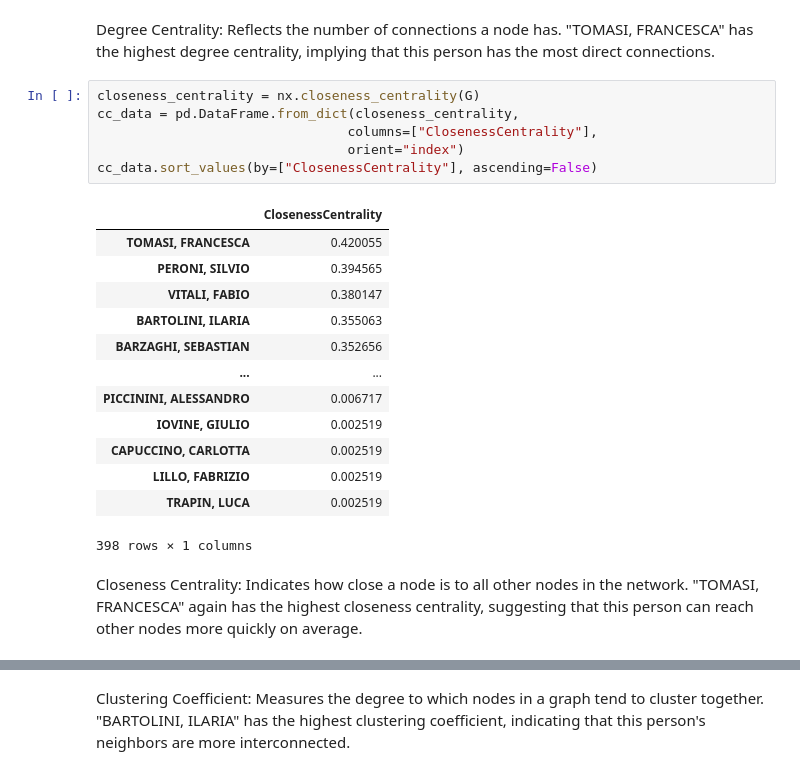
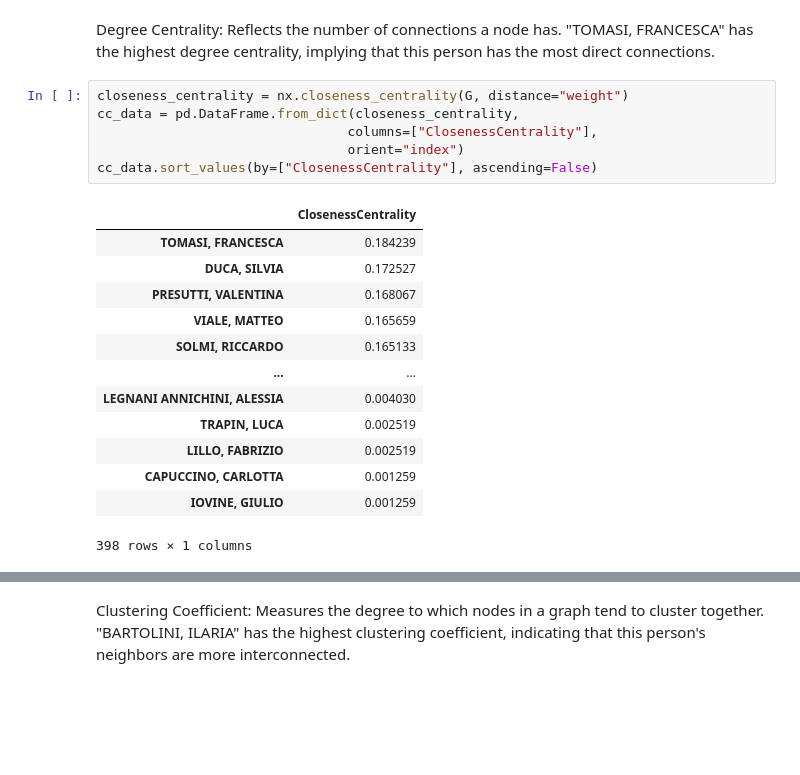
Before and after one commit to leonardozilli/DHDK_ProfessorsNetwork, a Jupyter notebook: dhdk_notebook.ipynb, the cells around one changed output, grey strips where cells are left out. Saved outputs shown, nothing was run; the diff lists cells and outputs as text; blank space fills up the shorter version.

```diff
--- a/dhdk_notebook.ipynb
+++ b/dhdk_notebook.ipynb
@@ -64,26 +64,22 @@ Degree Centrality:
 Reflects the number of connections a node has.
 "TOMASI, FRANCESCA" has the highest degree centrality, implying that this person has the most direct connections.
 # %%
-closeness_centrality = nx.closeness_centrality(G)
+closeness_centrality = nx.closeness_centrality(G, distance="weight")
 cc_data = pd.DataFrame.from_dict(closeness_centrality,
                                 columns=["ClosenessCentrality"],
                                 orient="index")
 cc_data.sort_values(by=["ClosenessCentrality"], ascending=False)
 # %% [output]
 |  | ClosenessCentrality |
-| TOMASI, FRANCESCA | 0.420055 |
-| PERONI, SILVIO | 0.394565 |
-| VITALI, FABIO | 0.380147 |
-| BARTOLINI, ILARIA | 0.355063 |
-| BARZAGHI, SEBASTIAN | 0.352656 |
+| TOMASI, FRANCESCA | 0.184239 |
+| DUCA, SILVIA | 0.172527 |
+| PRESUTTI, VALENTINA | 0.168067 |
+| VIALE, MATTEO | 0.165659 |
+| SOLMI, RICCARDO | 0.165133 |
 | ... | ... |
-| PICCININI, ALESSANDRO | 0.006717 |
-| IOVINE, GIULIO | 0.002519 |
-| CAPUCCINO, CARLOTTA | 0.002519 |
+| LEGNANI ANNICHINI, ALESSIA | 0.004030 |
+| TRAPIN, LUCA | 0.002519 |
 | LILLO, FABRIZIO | 0.002519 |
-| TRAPIN, LUCA | 0.002519 |
+| CAPUCCINO, CARLOTTA | 0.001259 |
+| IOVINE, GIULIO | 0.001259 |
 398 rows × 1 columns
-# %% [markdown]
-Closeness Centrality:
-Indicates how close a node is to all other nodes in the network.
-"TOMASI, FRANCESCA" again has the highest closeness centrality, suggesting that this person can reach other nodes more quickly on average.
```
Also changed, not shown: parts of 7 cells of this notebook.
